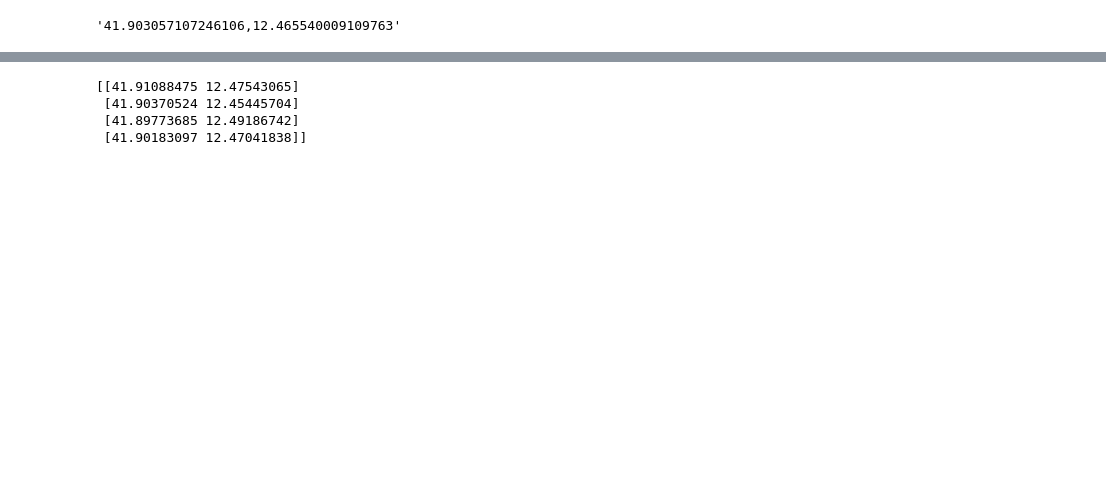
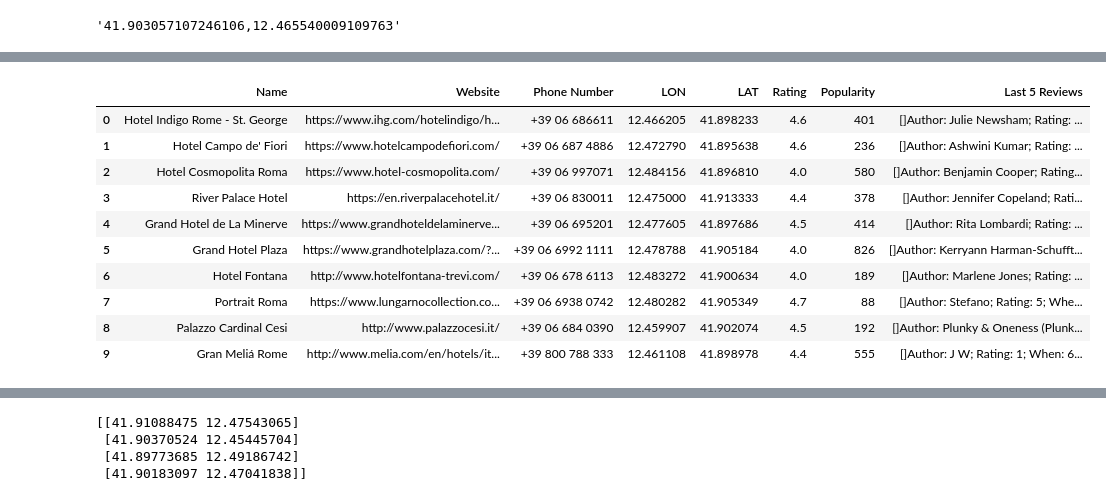
Before and after one commit to pjwork00/ProjectWork, a Jupyter notebook: back-end-python/src/Path_time_API.ipynb, the cells around one changed output, grey strips where cells are left out. Cells and saved outputs as stored; diff of their text form; code cells hidden in the pictures; blank space fills up the shorter version.

```diff
--- a/back-end-python/src/Path_time_API.ipynb
+++ b/back-end-python/src/Path_time_API.ipynb
@@ -359,0 +423,2 @@ def GetPlaces(api_key, location_med, type_loc):
+# %%
+Points=["lodging","bar","tourist_attraction", "restaurant", "lodging", "night_club", "art", "museum", "church"]
@@ -360,5 +429,3 @@ def GetPlaces(api_key, location_med, type_loc):
 # %%
-#"bar"
-#"lodging"
-#"tourist_attraction"
-API_values=GetPlaces(api_key, location_med, "restaurant")
+
+API_values=GetPlaces(api_key, location_med, Points[8])
@@ -385,3 +434,18 @@ API_values
+# %%
+number_of_days=5
+API_values.head(number_of_days*2)
+# %% [output]
+|  | Name | Website | Phone Number | LON | LAT | Rating | Popularity | Last 5 Reviews |
+| 0 | Hotel Indigo Rome - St. George | https://www.ihg.com/hotelindigo/h... | +39 06 686611 | 12.466205 | 41.898233 | 4.6 | 401 | []Author: Julie Newsham; Rating: ... |
+| 1 | Hotel Campo de' Fiori | https://www.hotelcampodefiori.com/ | +39 06 687 4886 | 12.472790 | 41.895638 | 4.6 | 236 | []Author: Ashwini Kumar; Rating: ... |
+| 2 | Hotel Cosmopolita Roma | https://www.hotel-cosmopolita.com/ | +39 06 997071 | 12.484156 | 41.896810 | 4.0 | 580 | []Author: Benjamin Cooper; Rating... |
+| 3 | River Palace Hotel | https://en.riverpalacehotel.it/ | +39 06 830011 | 12.475000 | 41.913333 | 4.4 | 378 | []Author: Jennifer Copeland; Rati... |
+| 4 | Grand Hotel de La Minerve | https://www.grandhoteldelaminerve... | +39 06 695201 | 12.477605 | 41.897686 | 4.5 | 414 | []Author: Rita Lombardi; Rating: ... |
+| 5 | Grand Hotel Plaza | https://www.grandhotelplaza.com/?... | +39 06 6992 1111 | 12.478788 | 41.905184 | 4.0 | 826 | []Author: Kerryann Harman-Schufft... |
+| 6 | Hotel Fontana | http://www.hotelfontana-trevi.com/ | +39 06 678 6113 | 12.483272 | 41.900634 | 4.0 | 189 | []Author: Marlene Jones; Rating: ... |
+| 7 | Portrait Roma | https://www.lungarnocollection.co... | +39 06 6938 0742 | 12.480282 | 41.905349 | 4.7 | 88 | []Author: Stefano; Rating: 5; Whe... |
+| 8 | Palazzo Cardinal Cesi | http://www.palazzocesi.it/ | +39 06 684 0390 | 12.459907 | 41.902074 | 4.5 | 192 | []Author: Plunky & Oneness (Plunk... |
+| 9 | Gran Meliá Rome | http://www.melia.com/en/hotels/it... | +39 800 788 333 | 12.461108 | 41.898978 | 4.4 | 555 | []Author: J W; Rating: 1; When: 6... |
 # %%
 dat_dummy=dat1
 dat_dummy["Type"]="LIB"
```
Also changed, not shown: parts of 26 cells of this notebook, 1 other file.
